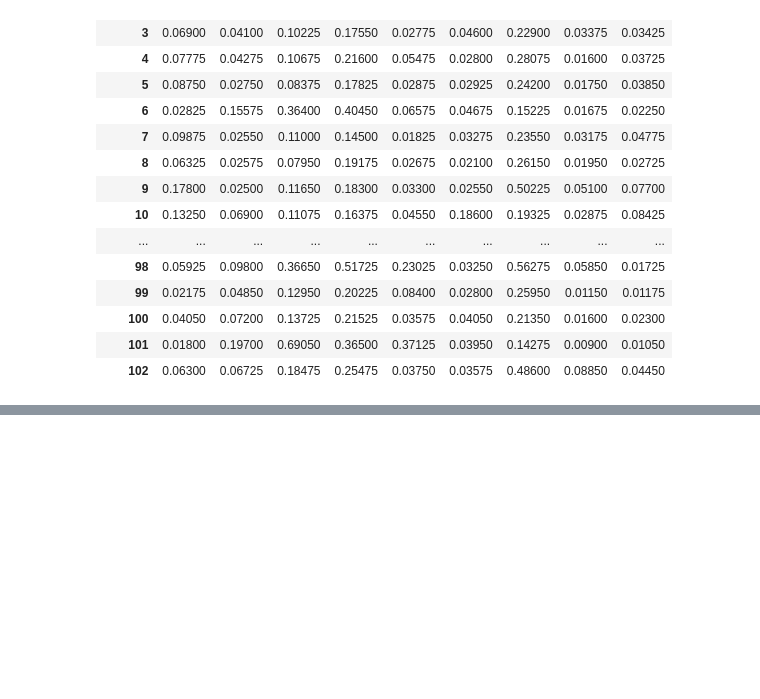
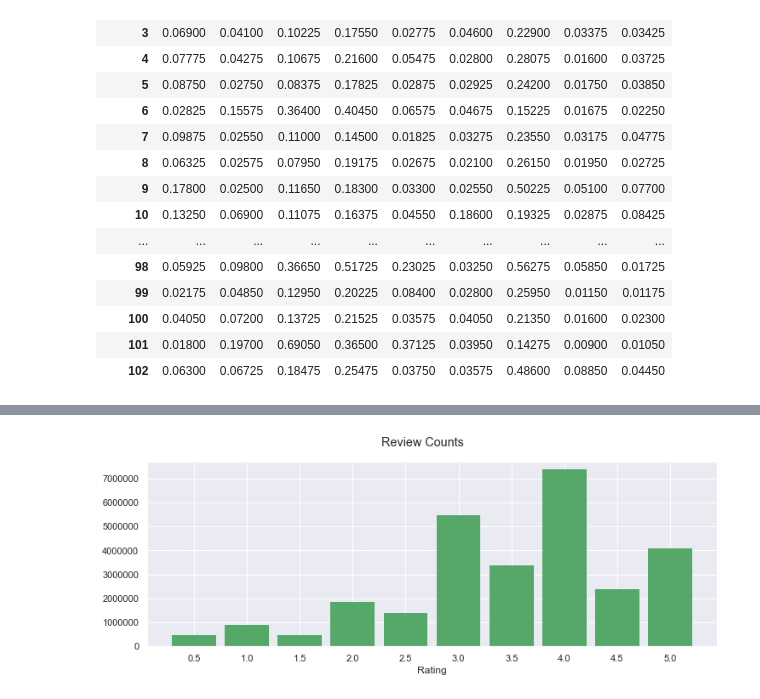
Before and after one commit to jmcneilkeller/Good_Bad_Movies, a Jupyter notebook: EDA.ipynb, the cells around one changed output, grey strips where cells are left out. Saved outputs shown, nothing was run; the diff lists cells and outputs as text; code cells hidden in the pictures; blank space fills up the shorter version.

```diff
--- a/EDA.ipynb
+++ b/EDA.ipynb
@@ -494,0 +742,10 @@ pandas_profiling.ProfileReport(g_rev)
+# %%
+counts = []
+columns = [('count', 0.5),('count', 1.0),('count', 1.5),
+           ('count', 2.0),('count', 2.5),('count', 3.0),
+           ('count', 3.5),('count', 4.0),('count', 4.5),
+           ('count', 5.0)]
+
+for col in columns:
+    counts.append(g_tag_test[col].sum())
+counts
@@ -494,0 +763,13 @@ pandas_profiling.ProfileReport(g_rev)
+# %%
+names = ['0.5','1.0','1.5','2.0','2.5','3.0','3.5','4.0','4.5','5.0']
+values = counts
+
+plt.figure(figsize=(12, 4))
+
+plot = plt.bar(names, values)
+plt.setp(plot,color='g', linewidth=2.0)
+plt.suptitle('Review Counts')
+plt.xlabel('Rating')
+plt.show();
+# %% [output]
+[figure, added]
```
Also changed, not shown: parts of 37 cells of this notebook, 1 other file.
